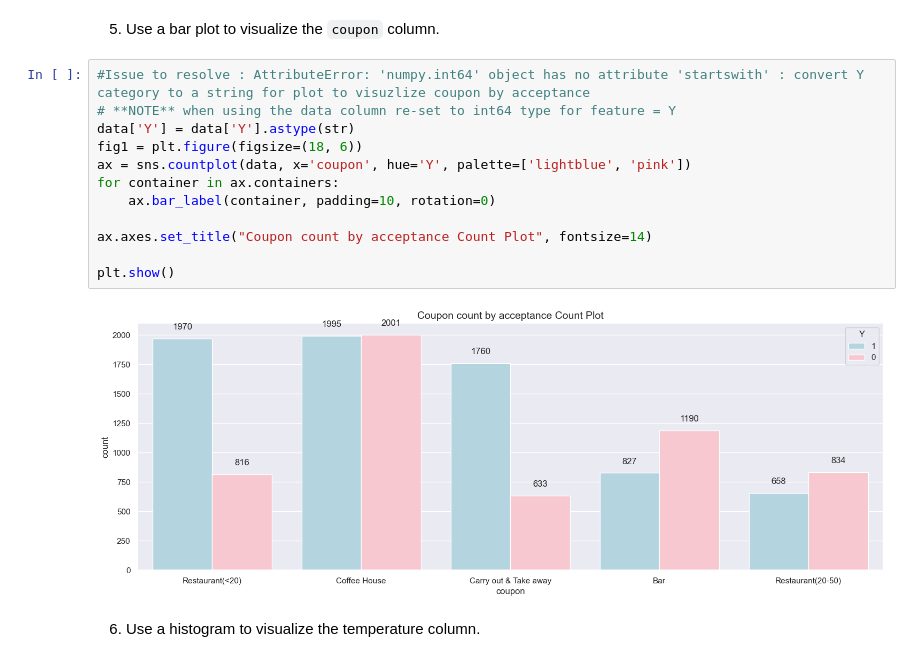
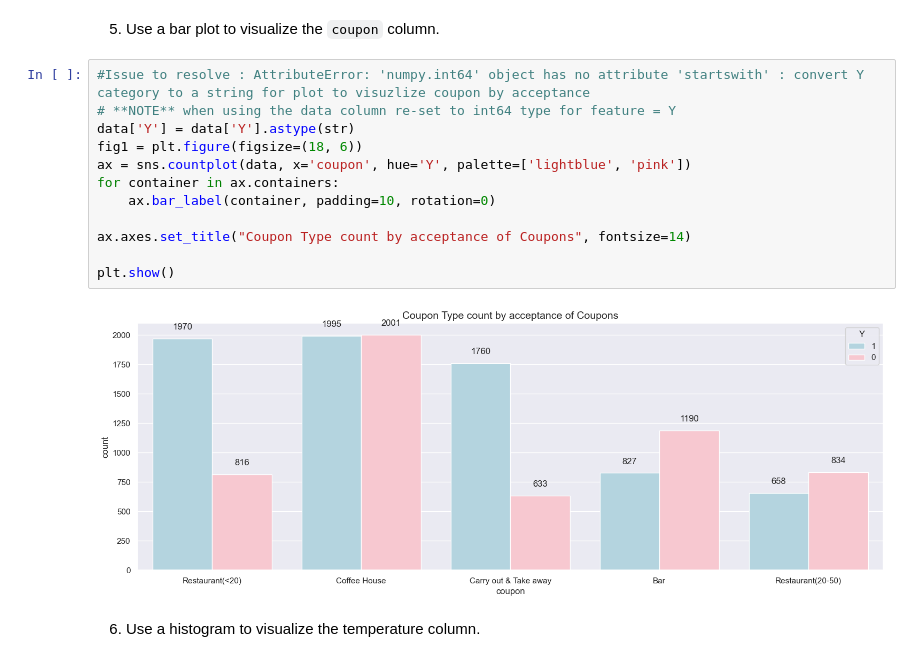
Before and after one commit to kesavan2017/ucbe-AIML-practical-application-51, a Jupyter notebook: prompt.ipynb, the cells around one changed output. Drawn from its saved outputs; the diff is of its cells as text.

```diff
--- a/prompt.ipynb
+++ b/prompt.ipynb
@@ -226,17 +226,17 @@ df_acceptance
 # %%
 #Issue to resolve : AttributeError: 'numpy.int64' object has no attribute 'startswith' : convert Y category to a string for plot to visuzlize coupon by acceptance
 # **NOTE** when using the data column re-set to int64 type for feature = Y
 data['Y'] = data['Y'].astype(str)
 fig1 = plt.figure(figsize=(18, 6))
 ax = sns.countplot(data, x='coupon', hue='Y', palette=['lightblue', 'pink'])
 for container in ax.containers:
     ax.bar_label(container, padding=10, rotation=0)
 
-ax.axes.set_title("Coupon count by acceptance Count Plot", fontsize=14)
+ax.axes.set_title("Coupon Type count by acceptance of Coupons", fontsize=14)
 
 plt.show()
 # %% [output]
-[figure, old version]
+[figure, new version]
 # %% [markdown]
 6. Use a histogram to visualize the temperature column.
 # %%
```
Also changed, not shown: parts of 8 cells of this notebook.
